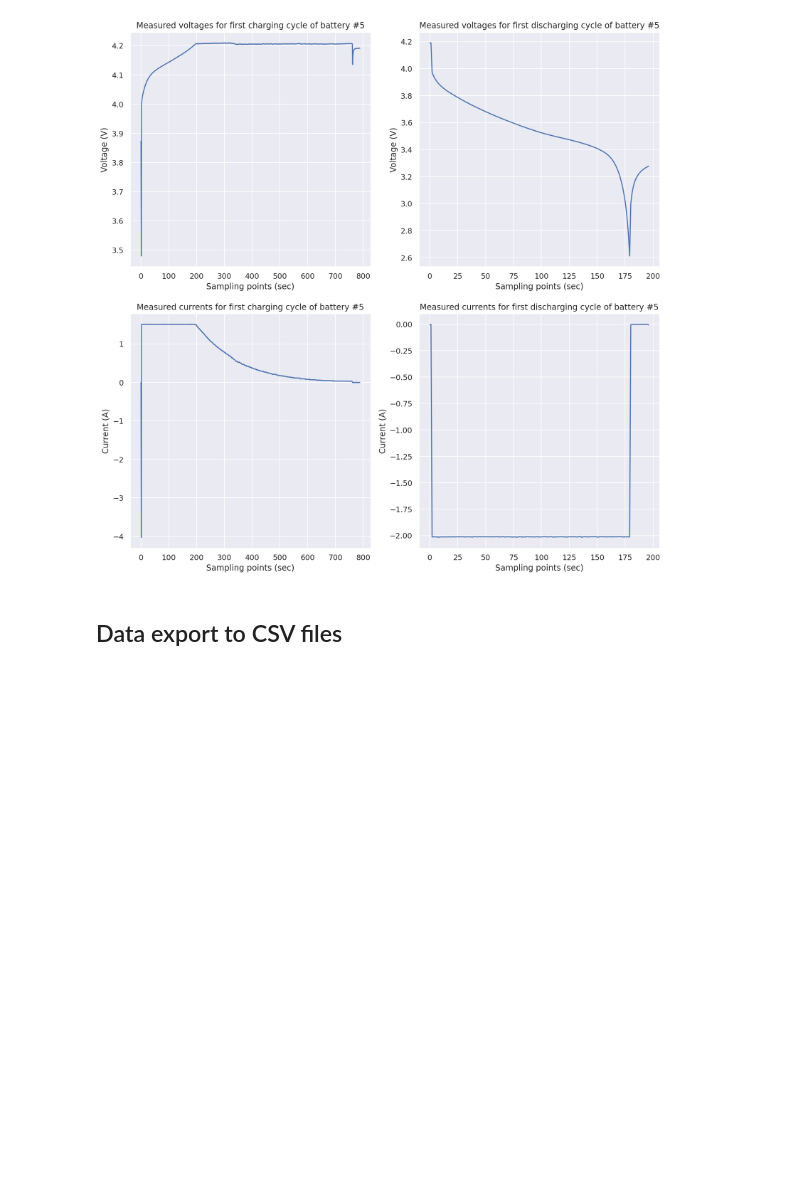
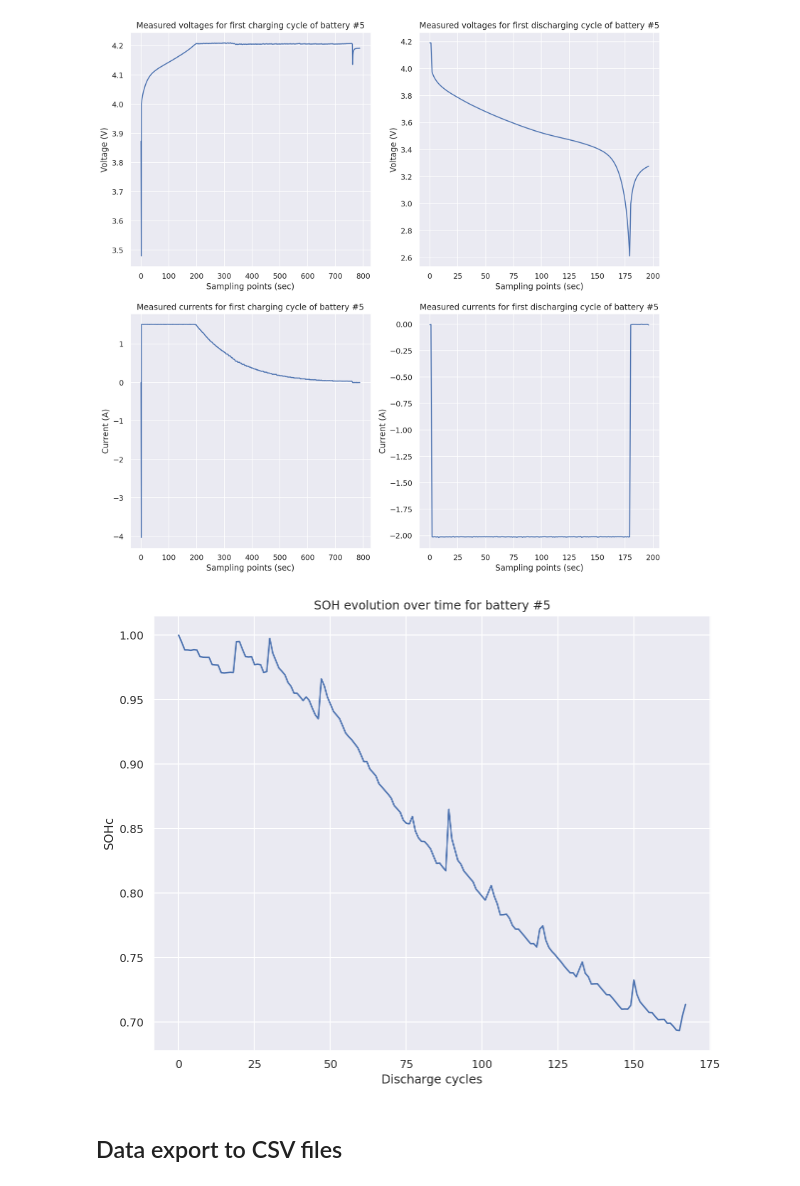
Before and after one commit to ensc-fc/saft2020, a Jupyter notebook: battery_prognosis/ames_battery_prognosis.ipynb, the cells around one changed output. Cells and saved outputs as stored; diff of their text form; code cells hidden in the pictures; blank space fills up the shorter version.

```diff
--- a/battery_prognosis/ames_battery_prognosis.ipynb
+++ b/battery_prognosis/ames_battery_prognosis.ipynb
@@ -18,6 +64,7 @@ import pandas as pd
 # %%
 # Setup plots
 %matplotlib inline
+plt.rcParams["figure.figsize"] = 10, 8
 %config InlineBackend.figure_format = 'retina'
 sns.set()
 # %%
@@ -157,6 +204,16 @@ plt.title(
 plt.show()
 # %% [output]
 [figure]
+# %%
+# Plot SOH
+plt.figure()
+plt.plot(battery_soh)
+plt.xlabel("Discharge cycles")
+plt.ylabel("SOHc")
+plt.title(f"SOH evolution over time for battery #{battery_number}")
+plt.show()
+# %% [output]
+[figure, added]
 # %% [markdown]
 ## Data export to CSV files
 # %%
```
Also changed, not shown: parts of 4 cells of this notebook.
